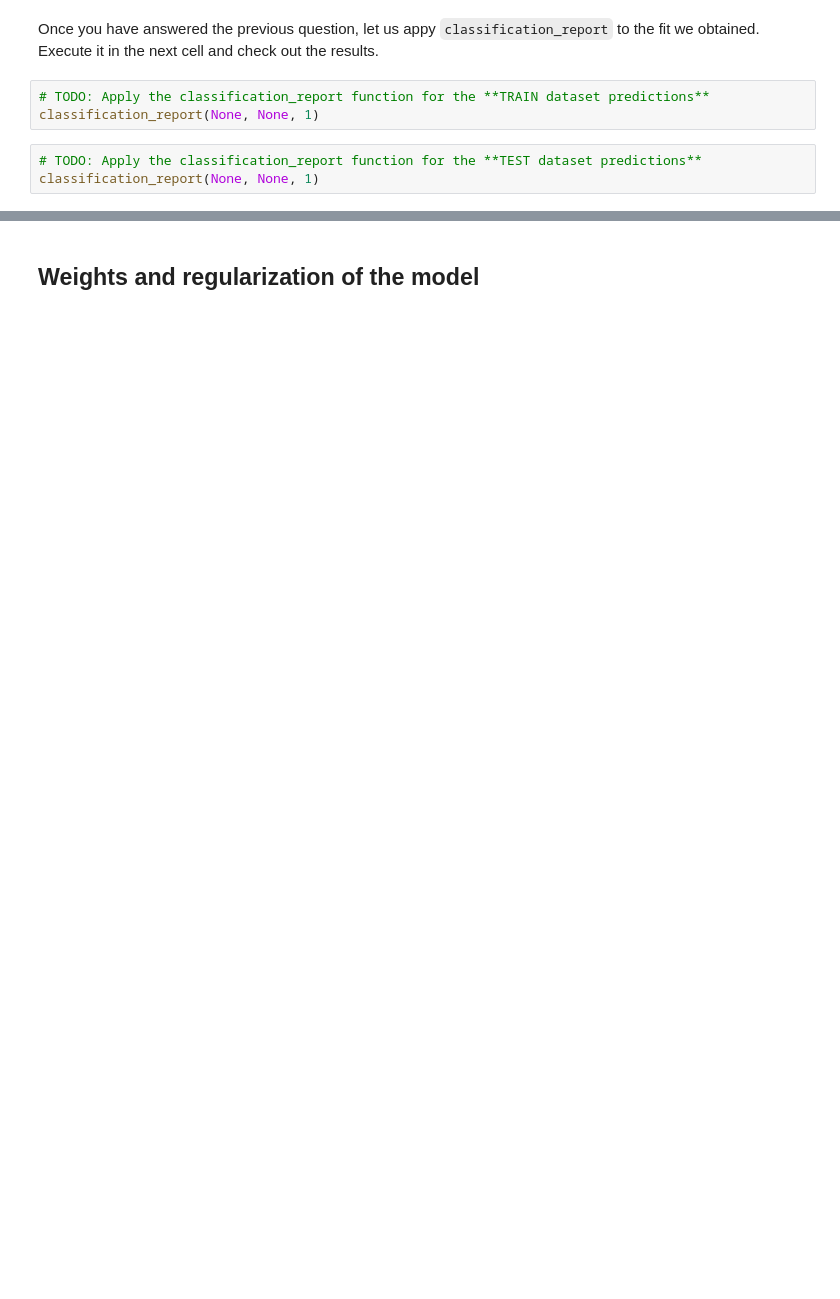
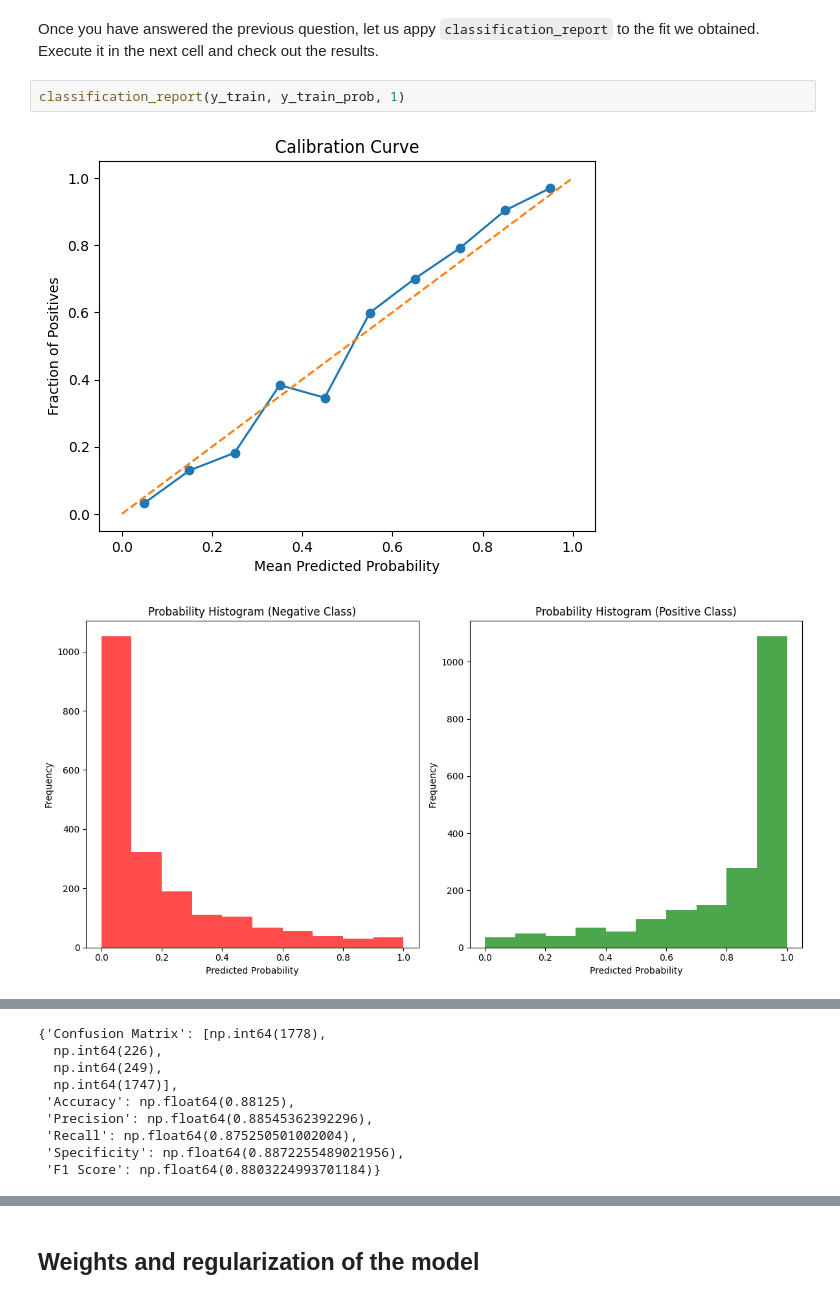
Before and after one commit to ICAI-IMAT-ML/p2-5-202307302, a Jupyter notebook: notebook/Lab2_5_LogisticRegression_and_regularization.ipynb, the cells around one changed output, grey strips where cells are left out. Saved outputs shown, nothing was run; the diff lists cells and outputs as text; blank space fills up the shorter version.

```diff
--- a/notebook/Lab2_5_LogisticRegression_and_regularization.ipynb
+++ b/notebook/Lab2_5_LogisticRegression_and_regularization.ipynb
@@ -158,8 +169,7 @@ In particular, take a look at the `classification_report` function. Before you c
 # %% [markdown]
 Once you have answered the previous question, let us appy `classification_report` to the fit we obtained. Execute it in the next cell and check out the results.
-# %%
-# TODO: Apply the classification_report function for the **TRAIN dataset predictions**
-classification_report(None, None, 1)
-# %%
-# TODO: Apply the classification_report function for the **TEST dataset predictions**
-classification_report(None, None, 1)
+# %%
+classification_report(y_train, y_train_prob, 1)
+# %% [output]
+[figure, added]
+[figure, added]
@@ -165,0 +177,9 @@ classification_report(None, None, 1)
+{'Confusion Matrix': [np.int64(1778),
+  np.int64(226),
+  np.int64(249),
+  np.int64(1747)],
+ 'Accuracy': np.float64(0.88125),
+ 'Precision': np.float64(0.88545362392296),
+ 'Recall': np.float64(0.875250501002004),
+ 'Specificity': np.float64(0.8872255489021956),
+ 'F1 Score': np.float64(0.8803224993701184)}
```
Also changed, not shown: parts of 39 cells of this notebook, 2 other files.
